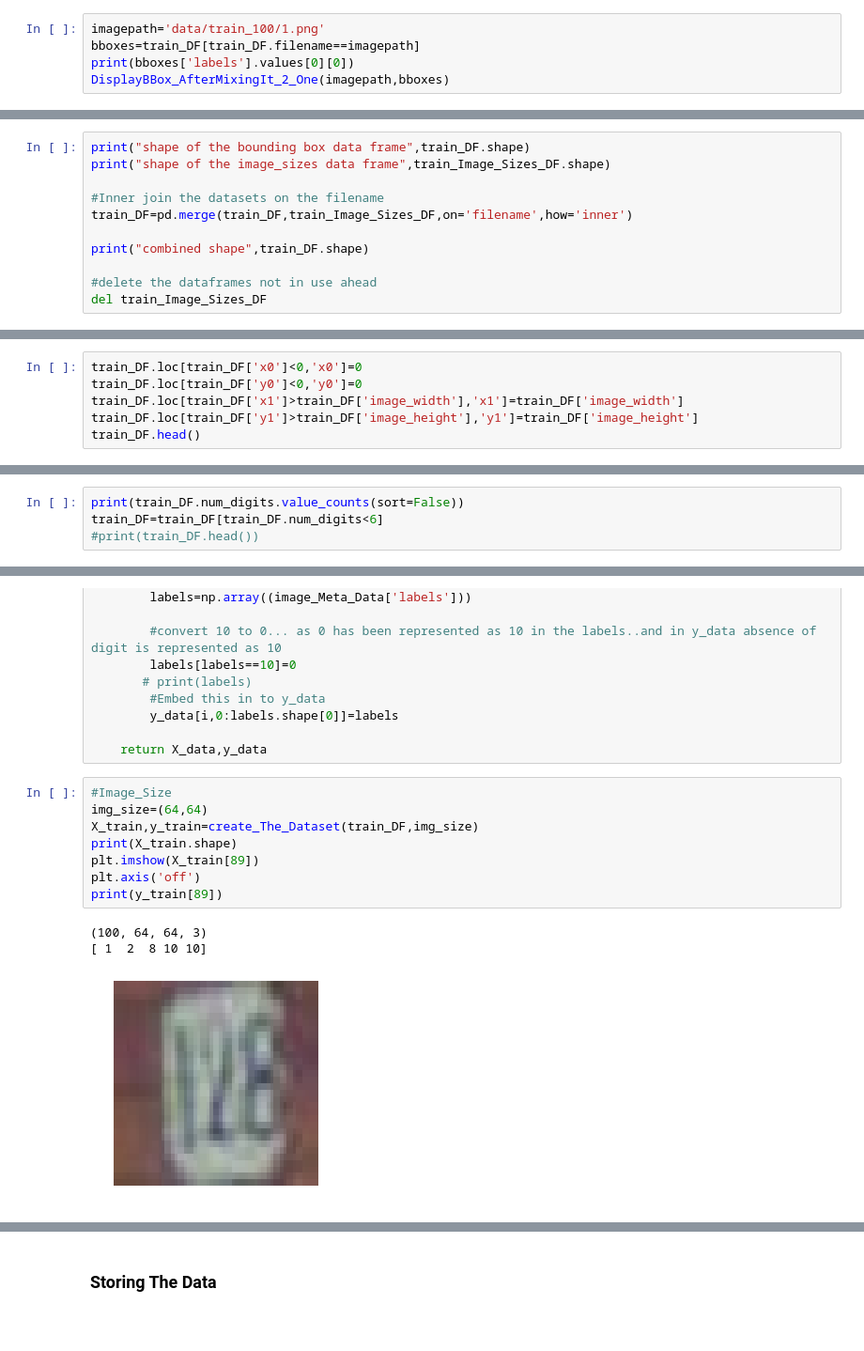
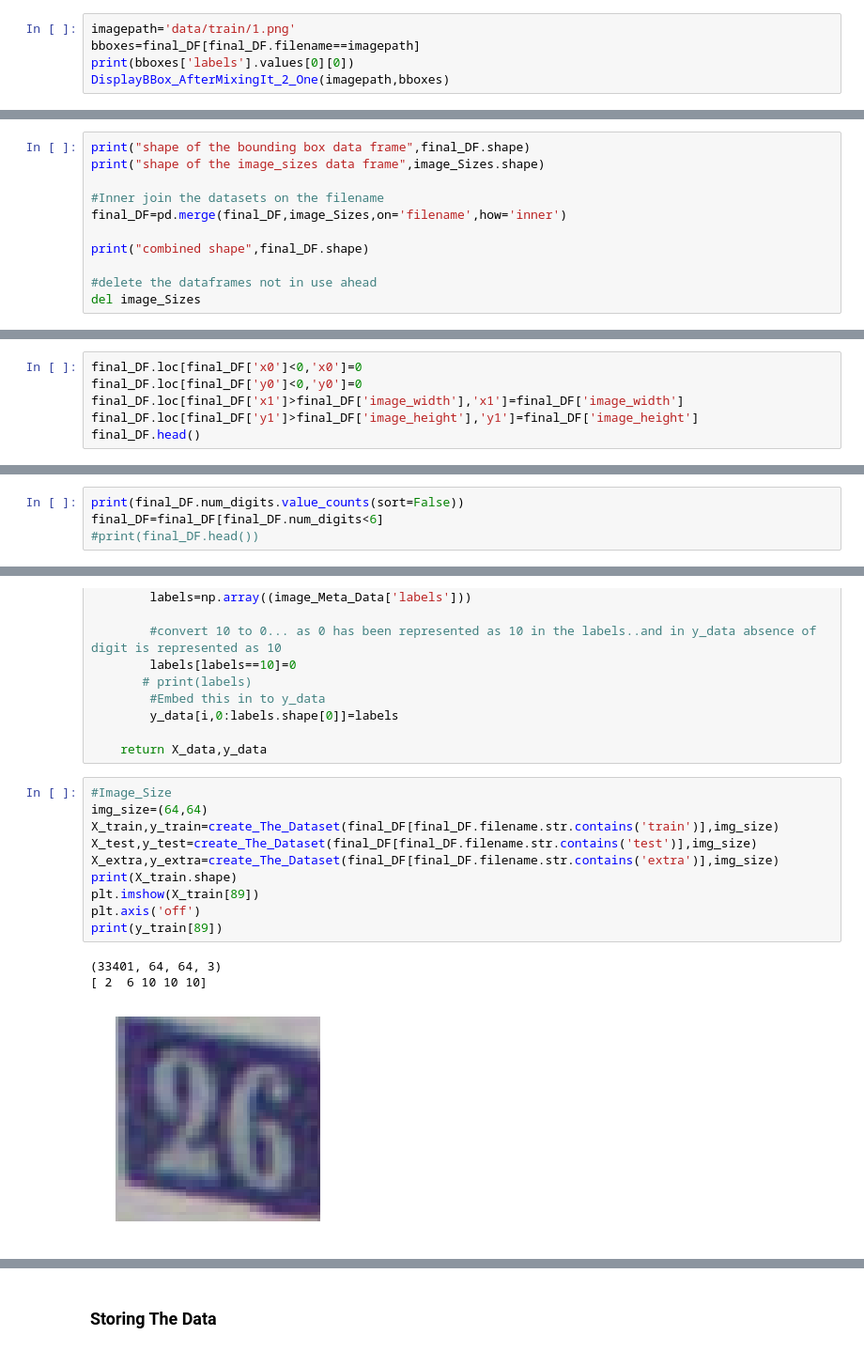
Before and after one commit to kauravin/SVHN, a Jupyter notebook: Codes/PreProcessingData.ipynb, the cells around one changed output, grey strips where cells are left out. Shown at 94% size. Saved outputs shown, nothing was run; the diff lists cells and outputs as text; blank space fills up the shorter version.

```diff
--- a/Codes/PreProcessingData.ipynb
+++ b/Codes/PreProcessingData.ipynb
@@ -200,8 +229,8 @@ train_DF['y1']=(train_DF['y1']+train_DF['height_increase']).astype('int') #new y
 ##Note don't keep rerunning this area code as everytime you run, new value of bboxes will be considered...
 ##because inplace changes are made
 # %%
-imagepath='data/train_100/1.png'
-bboxes=train_DF[train_DF.filename==imagepath]
+imagepath='data/train/1.png'
+bboxes=final_DF[final_DF.filename==imagepath]
 print(bboxes['labels'].values[0][0])
 DisplayBBox_AfterMixingIt_2_One(imagepath,bboxes)
 # %% [output]
@@ -277,14 +302,14 @@ image_sizes.head(10)
 # %% [markdown]
 Let's merge the above table with the new data into our previously created dataframe
 # %%
-print("shape of the bounding box data frame",train_DF.shape)
-print("shape of the image_sizes data frame",train_Image_Sizes_DF.shape)
+print("shape of the bounding box data frame",final_DF.shape)
+print("shape of the image_sizes data frame",image_Sizes.shape)
 
 #Inner join the datasets on the filename
-train_DF=pd.merge(train_DF,train_Image_Sizes_DF,on='filename',how='inner')
+final_DF=pd.merge(final_DF,image_Sizes,on='filename',how='inner')
 
-print("combined shape",train_DF.shape)
+print("combined shape",final_DF.shape)
 
 #delete the dataframes not in use ahead
-del train_Image_Sizes_DF
+del image_Sizes
 # %% [output]
@@ -303,9 +328,9 @@ train_DF.head()
 # %% [markdown]
 Before Cropping, it is important to understand that for some images of very small size the bounding box increased could possibly overshoot the dimensions of the image itself which could pose a problem when cropping the image based on the dimensions of the bbox. So in the next step let's handle that situation.
 # %%
-train_DF.loc[train_DF['x0']<0,'x0']=0
-train_DF.loc[train_DF['y0']<0,'y0']=0
-train_DF.loc[train_DF['x1']>train_DF['image_width'],'x1']=train_DF['image_width']
-train_DF.loc[train_DF['y1']>train_DF['image_height'],'y1']=train_DF['image_height']
-train_DF.head()
+final_DF.loc[final_DF['x0']<0,'x0']=0
+final_DF.loc[final_DF['y0']<0,'y0']=0
+final_DF.loc[final_DF['x1']>final_DF['image_width'],'x1']=final_DF['image_width']
+final_DF.loc[final_DF['y1']>final_DF['image_height'],'y1']=final_DF['image_height']
+final_DF.head()
 # %% [output]
@@ -318,7 +343,7 @@ train_DF.head()
 # %% [markdown]
 ### Removing images with digits more than 5
 # %%
-print(train_DF.num_digits.value_counts(sort=False))
-train_DF=train_DF[train_DF.num_digits<6]
-#print(train_DF.head())
+print(final_DF.num_digits.value_counts(sort=False))
+final_DF=final_DF[final_DF.num_digits<6]
+#print(final_DF.head())
 # %% [output]
@@ -396,12 +423,14 @@ def create_The_Dataset(meta_dataFrame,img_size):
 # %%
 #Image_Size
 img_size=(64,64)
-X_train,y_train=create_The_Dataset(train_DF,img_size)
+X_train,y_train=create_The_Dataset(final_DF[final_DF.filename.str.contains('train')],img_size)
+X_test,y_test=create_The_Dataset(final_DF[final_DF.filename.str.contains('test')],img_size)
+X_extra,y_extra=create_The_Dataset(final_DF[final_DF.filename.str.contains('extra')],img_size)
 print(X_train.shape)
 plt.imshow(X_train[89])
 plt.axis('off')
 print(y_train[89])
 # %% [output]
-(100, 64, 64, 3)
-[ 1  2  8 10 10]
+(33401, 64, 64, 3)
+[ 2  6 10 10 10]
-[figure, old version]
+[figure, new version]
```
Also changed, not shown: parts of 20 cells of this notebook, 2 other files.
